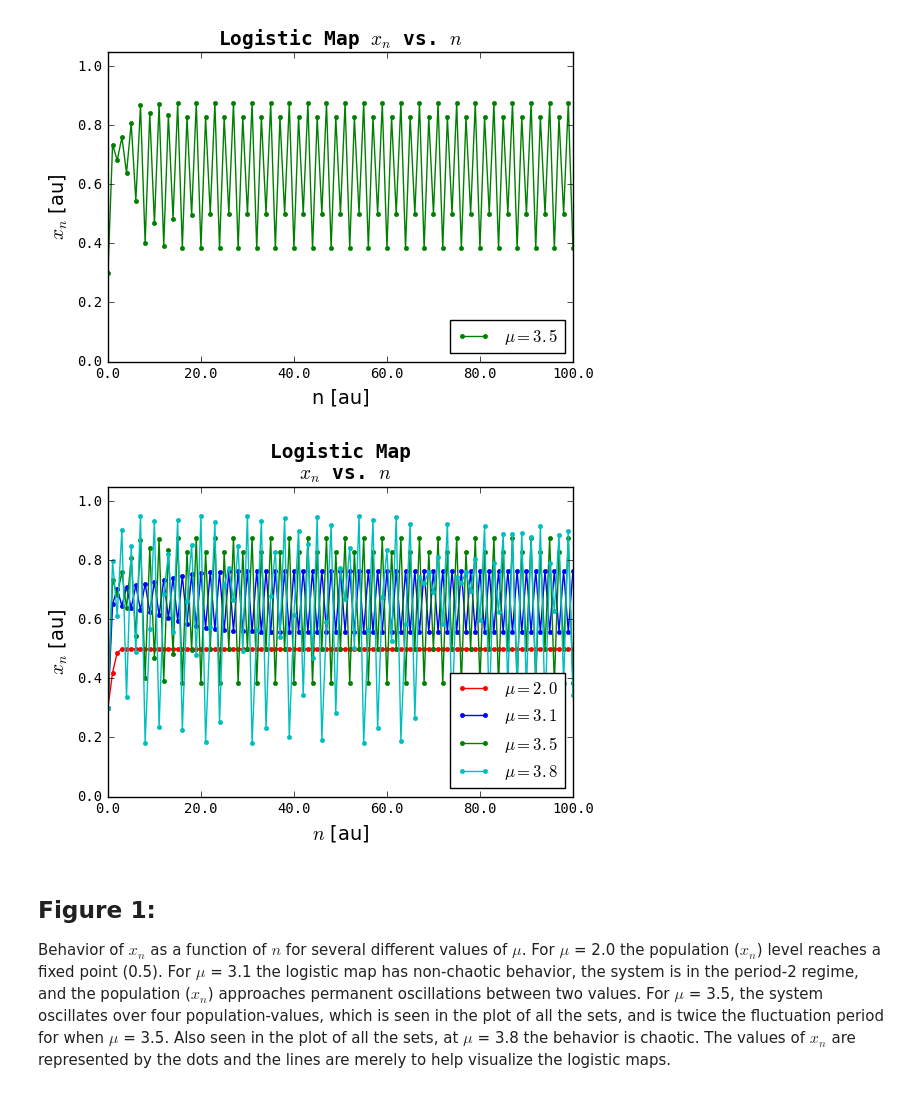
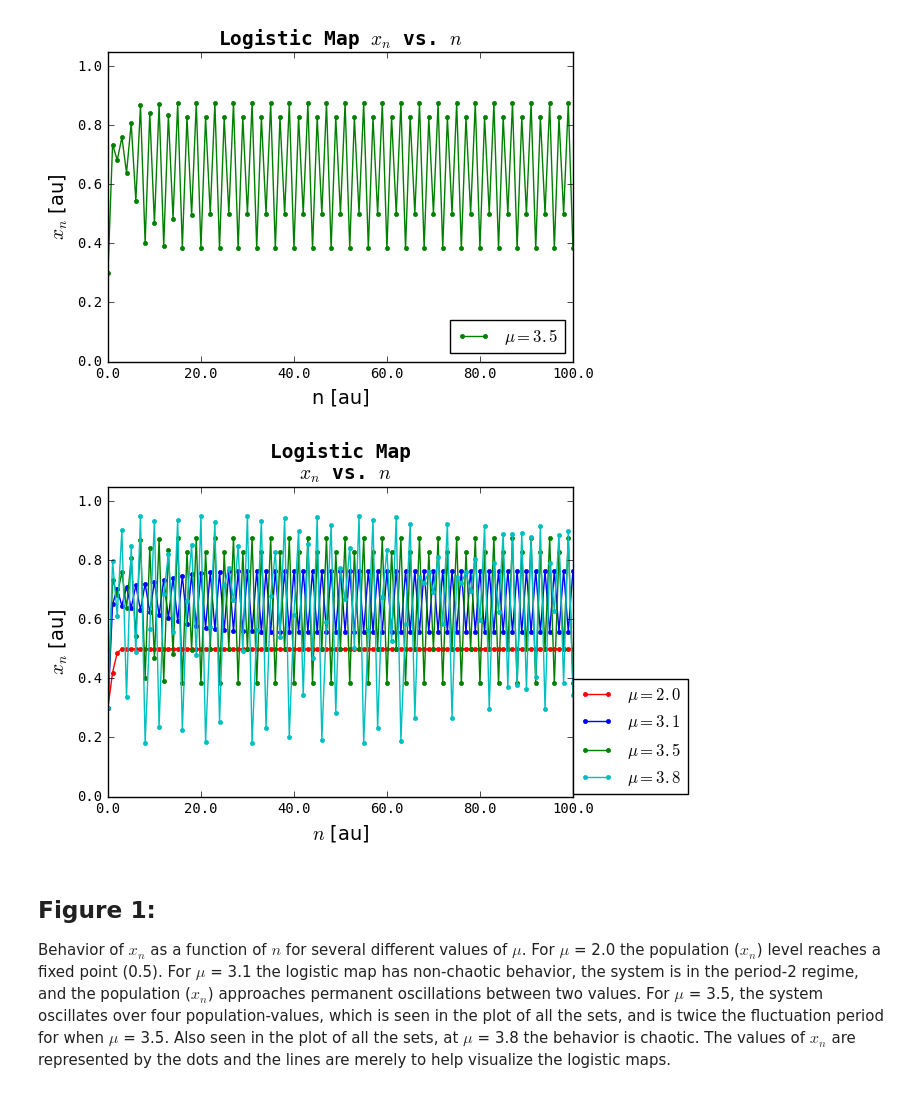
Before and after one commit to hankbesser/comp-phyz, a Jupyter notebook: 5_Bifurcation_Logistic_Map/5_Bifurcation_Logistic_Map.ipynb, the cells around one changed output. Saved outputs shown, nothing was run; the diff lists cells and outputs as text; code cells hidden in the pictures.

Commit message:
Update figure and notebook for 5

```diff
--- a/5_Bifurcation_Logistic_Map/5_Bifurcation_Logistic_Map.ipynb
+++ b/5_Bifurcation_Logistic_Map/5_Bifurcation_Logistic_Map.ipynb
@@ -173,27 +173,28 @@ plt.show()
 # %%
 #Part 1, x_n vs. n: when mu = 2.0, 3.1, 3.5, and 3.8 in same plot
 plt.figure()
 
 plt.plot(n_array1, x_array1,"r.-",n_array2,\
          x_array2,"b.-",n_array3, x_array3,"g.-",n_array3_8, x_array3_8,"c.-")
 ax = plt.gca()
 
 ax.set_title("Logistic Map\n $x_{n}$ vs. $n$",\
 family='monospace',size=14, weight='bold')
 
 ax.set_xlabel('$n$ [au]',fontsize =14)
 ax.set_ylabel('$x_{n}$ [au]',fontsize =14)
 
 ax.set_ylim(bottom=0, top=1.05)
 
 ax.set_xticklabels(ax.get_xticks(), family='monospace', fontsize=10)
 ax.set_yticklabels(ax.get_yticks(), family='monospace', fontsize=10)
 
-ax.legend(("$\mu = 2.0$","$\mu = 3.1$","$\mu = 3.5$","$\mu = 3.8$",),fontsize=12, loc= 4)
+ax.legend(("$\mu = 2.0$","$\mu = 3.1$","$\mu = 3.5$","$\mu = 3.8$",),fontsize=12,
+          loc= 4, bbox_to_anchor=(1.265, -0.02))
 
 plt.show()
 # %% [output]
-[figure, old version]
+[figure, new version]
 # %% [markdown]
 Figure 1:
 -----------------------------------------
```
Also changed, not shown: 1 other file.
